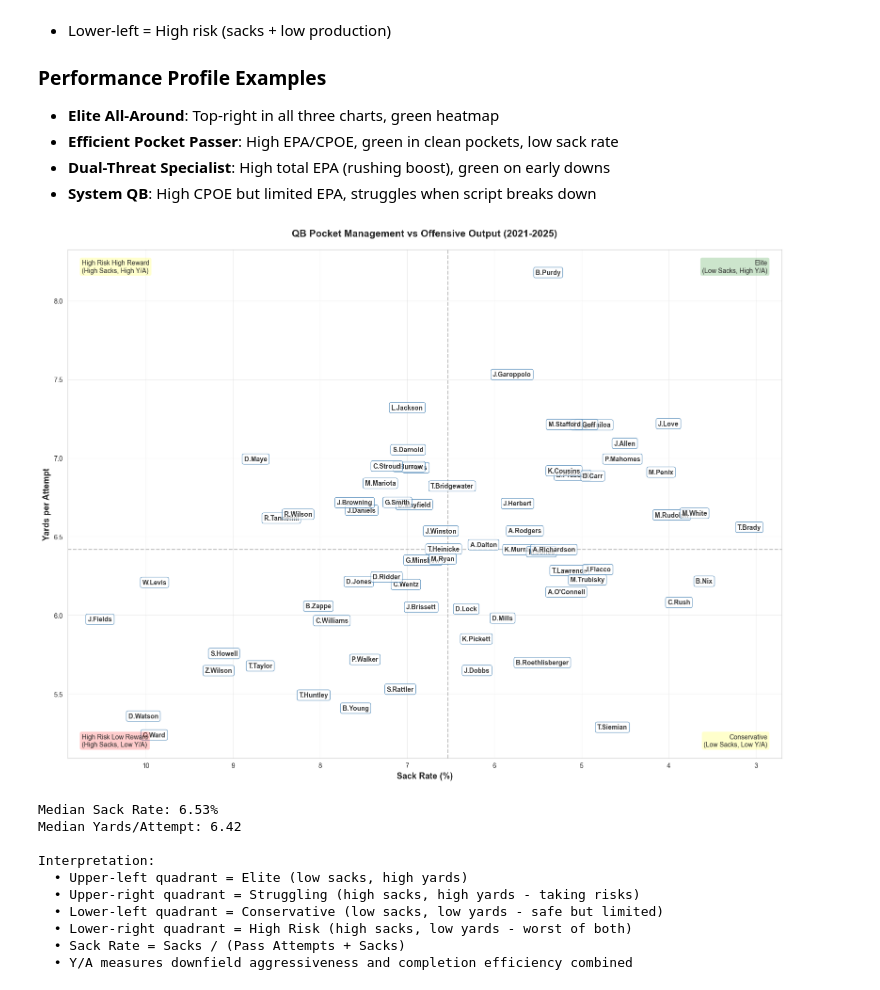
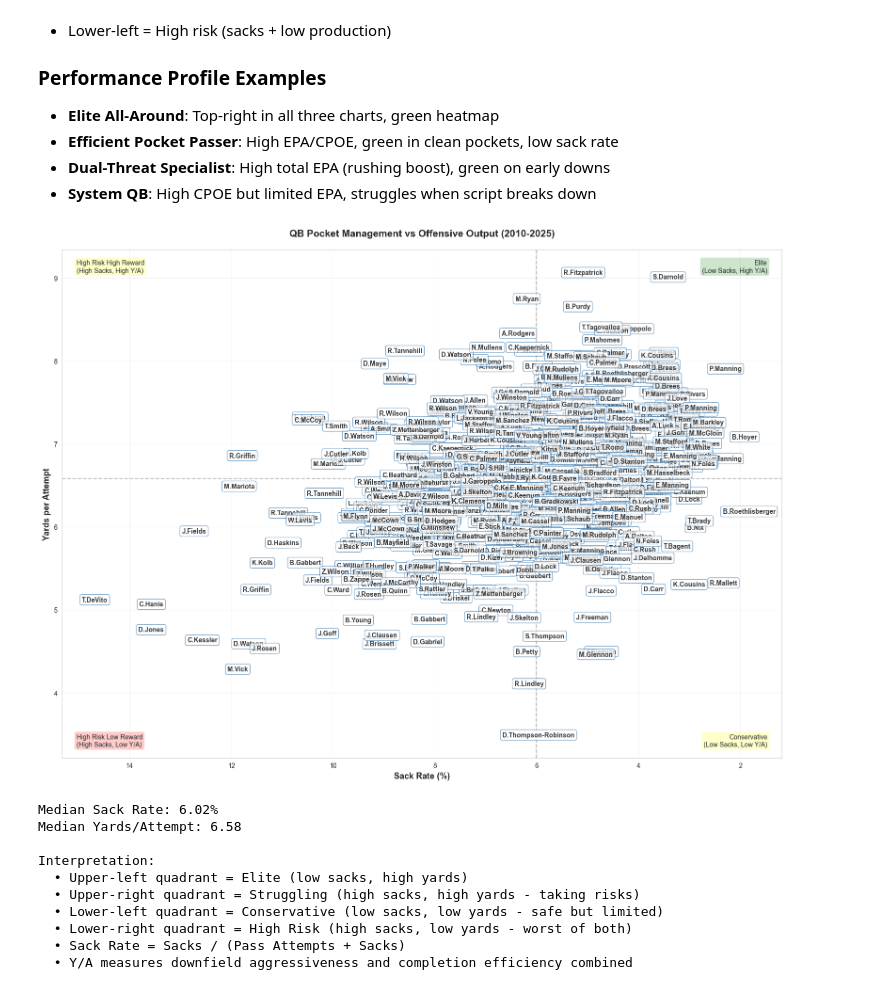
Before and after one commit to cgalgano/NFL-QB-Analysis, a Jupyter notebook: nfl_qb_analysis.ipynb, the cells around one changed output. Cells and saved outputs as stored; diff of their text form; code cells hidden in the pictures.

```diff
--- a/nfl_qb_analysis.ipynb
+++ b/nfl_qb_analysis.ipynb
@@ -56,6 +56,6 @@ Loading 2021-2025 NFL play-by-play data (~500k+ plays) from nflfastR via nflread
 # %%
-# Load 2021-2025 play-by-play data
-seasons = range(2021, 2026)  # 2021, 2022, 2023, 2024, 2025
+# Load 2010-2025 play-by-play data
+seasons = range(2010, 2026)  # 2010-2025
 pbp_list = []
 
 for season in seasons:
@@ -115,6 +115,12 @@ Name: count, dtype: int64
 # Filter passing plays and calculate comprehensive QB statistics
 passing_plays = pbp[pbp['pass_attempt'] == 1].copy()
 passing_plays = passing_plays[passing_plays['passer_player_name'].notnull()]
+
+# Standardize player names (fix inconsistencies in source data)
+name_fixes = {
+    'Aa.Rodgers': 'A.Rodgers',
+}
+passing_plays['passer_player_name'] = passing_plays['passer_player_name'].replace(name_fixes)
 
 # Calculate success (positive EPA plays)
 passing_plays['success'] = (passing_plays['epa'] > 0).astype(int)
@@ -123,12 +129,16 @@ print(f"Passing plays: {len(passing_plays):,} ({len(passing_plays)/len(pbp)*100:
 
 # Filter rushing plays for QBs (designed runs + scrambles)
 rushing_plays = pbp[(pbp['rush_attempt'] == 1) & (pbp['rusher_player_name'].notnull())].copy()
+
+# Standardize rusher names too
+rushing_plays['rusher_player_name'] = rushing_plays['rusher_player_name'].replace(name_fixes)
+
 rushing_plays['success'] = (rushing_plays['epa'] > 0).astype(int)
 
 print(f"Rushing plays: {len(rushing_plays):,} ({len(rushing_plays)/len(pbp)*100:.1f}% of total)")
 
-# Aggregate passing statistics
-pass_stats = passing_plays.groupby('passer_player_name').agg(
+# Aggregate passing statistics BY SEASON
+pass_stats = passing_plays.groupby(['passer_player_name', 'season']).agg(
     pass_attempts=('pass_attempt', 'sum'),
     completions=('complete_pass', 'sum'),
     pass_tds=('pass_touchdown', 'sum'),
@@ -142,8 +152,8 @@ pass_stats = passing_plays.groupby('passer_player_name').agg(
     pass_successes=('success', 'sum')
 ).reset_index()
 
-# Aggregate rushing statistics
-rush_stats = rushing_plays.groupby('rusher_player_name').agg(
+# Aggregate rushing statistics BY SEASON
+rush_stats = rushing_plays.groupby(['rusher_player_name', 'season']).agg(
     rush_attempts=('rush_attempt', 'sum'),
     rush_epa_total=('epa', 'sum'),
     rush_epa_mean=('epa', 'mean'),
@@ -153,7 +163,7 @@ rush_stats = rushing_plays.groupby('rusher_player_name').agg(
 rush_stats.rename(columns={'rusher_player_name': 'passer_player_name'}, inplace=True)
 
 # Merge passing and rushing stats
-qb_stats = pass_stats.merge(rush_stats, on='passer_player_name', how='left')
+qb_stats = pass_stats.merge(rush_stats, on=['passer_player_name', 'season'], how='left')
 qb_stats.fillna({'rush_attempts': 0, 'rush_epa_total': 0, 'rush_epa_mean': 0,
                  'rushing_yards': 0, 'rush_successes': 0}, inplace=True)
 
@@ -174,12 +184,14 @@ qb_stats['td_rate'] = 100 * (qb_stats['pass_tds'] / qb_stats['pass_attempts'])
 qb_stats['int_rate'] = 100 * (qb_stats['interceptions'] / qb_stats['pass_attempts'])
 qb_stats['air_yards_per_attempt'] = qb_stats['air_yards_total'] / qb_stats['pass_attempts']
 
-# Filter for statistical significance (300+ pass attempts)
-MIN_ATTEMPTS = 300
+# Filter for statistical significance (120+ pass attempts PER SEASON)
+MIN_ATTEMPTS = 120
 qb_stats = qb_stats[qb_stats['pass_attempts'] >= MIN_ATTEMPTS].sort_values('total_epa_per_play', ascending=False)
 
-print(f"\nQualifying QBs (≥{MIN_ATTEMPTS} pass attempts): {len(qb_stats)}")
-print(f"\nTop 10 QBs by Total EPA/Play (Passing + Rushing):")
-display(qb_stats[['passer_player_name', 'pass_attempts', 'rush_attempts', 'total_plays',
+print(f"\nQualifying QB-seasons (≥{MIN_ATTEMPTS} pass attempts per season): {len(qb_stats)}")
+print(f"Breakdown by season:")
+print(qb_stats['season'].value_counts().sort_index())
+print(f"\nTop 10 QB-seasons by Total EPA/Play (Passing + Rushing):")
+display(qb_stats[['passer_player_name', 'season', 'pass_attempts', 'rush_attempts', 'total_plays',
                    'pass_epa_mean', 'rush_epa_mean', 'total_epa_per_play', 'cpoe_mean']].head(10))
 # %% [output]
@@ -450,7 +478,7 @@ for _, qb in qb_stats.iterrows():
 
 ax.set_xlabel('Sack Rate (%)', fontsize=13, fontweight='bold')
 ax.set_ylabel('Yards per Attempt', fontsize=13, fontweight='bold')
-ax.set_title('QB Pocket Management vs Offensive Output (2021-2025)',
+ax.set_title('QB Pocket Management vs Offensive Output (2010-2025)',
              fontsize=15, fontweight='bold', pad=20)
 
 # Quadrant labels
@@ -458,36 +486,36 @@ ax.text(0.98, 0.98, 'Elite\n(Low Sacks, High Y/A)',
         transform=ax.transAxes, fontsize=10, ha='right', va='top',
         bbox=dict(boxstyle='round', facecolor='green', alpha=0.2))
 ax.text(0.02, 0.98, 'High Risk High Reward\n(High Sacks, High Y/A)',
         transform=ax.transAxes, fontsize=10, ha='left', va='top',
         bbox=dict(boxstyle='round', facecolor='yellow', alpha=0.2))
 ax.text(0.98, 0.02, 'Conservative\n(Low Sacks, Low Y/A)',
         transform=ax.transAxes, fontsize=10, ha='right', va='bottom',
         bbox=dict(boxstyle='round', facecolor='yellow', alpha=0.2))
 ax.text(0.02, 0.02, 'High Risk Low Reward\n(High Sacks, Low Y/A)',
         transform=ax.transAxes, fontsize=10, ha='left', va='bottom',
         bbox=dict(boxstyle='round', facecolor='red', alpha=0.2))
 
 ax.grid(True, alpha=0.3)
 
 # Invert X-axis so lower sack rate (better) appears on the right
 ax.invert_xaxis()
 
 plt.tight_layout()
 plt.show()
 
 print(f"\nMedian Sack Rate: {qb_stats['sack_rate'].median():.2f}%")
 print(f"Median Yards/Attempt: {qb_stats['yards_per_attempt'].median():.2f}")
 print(f"\nInterpretation:")
 print(f"  • Upper-left quadrant = Elite (low sacks, high yards)")
 print(f"  • Upper-right quadrant = Struggling (high sacks, high yards - taking risks)")
 print(f"  • Lower-left quadrant = Conservative (low sacks, low yards - safe but limited)")
 print(f"  • Lower-right quadrant = High Risk (high sacks, low yards - worst of both)")
 print(f"  • Sack Rate = Sacks / (Pass Attempts + Sacks)")
 print(f"  • Y/A measures downfield aggressiveness and completion efficiency combined")
 # %% [output]
-[figure, old version]
+[figure, new version]
-Median Sack Rate: 6.53%
-Median Yards/Attempt: 6.42
+Median Sack Rate: 6.02%
+Median Yards/Attempt: 6.58
 
 Interpretation:
   • Upper-left quadrant = Elite (low sacks, high yards)
```
Also changed, not shown: parts of 8 cells of this notebook, 2 other files.
